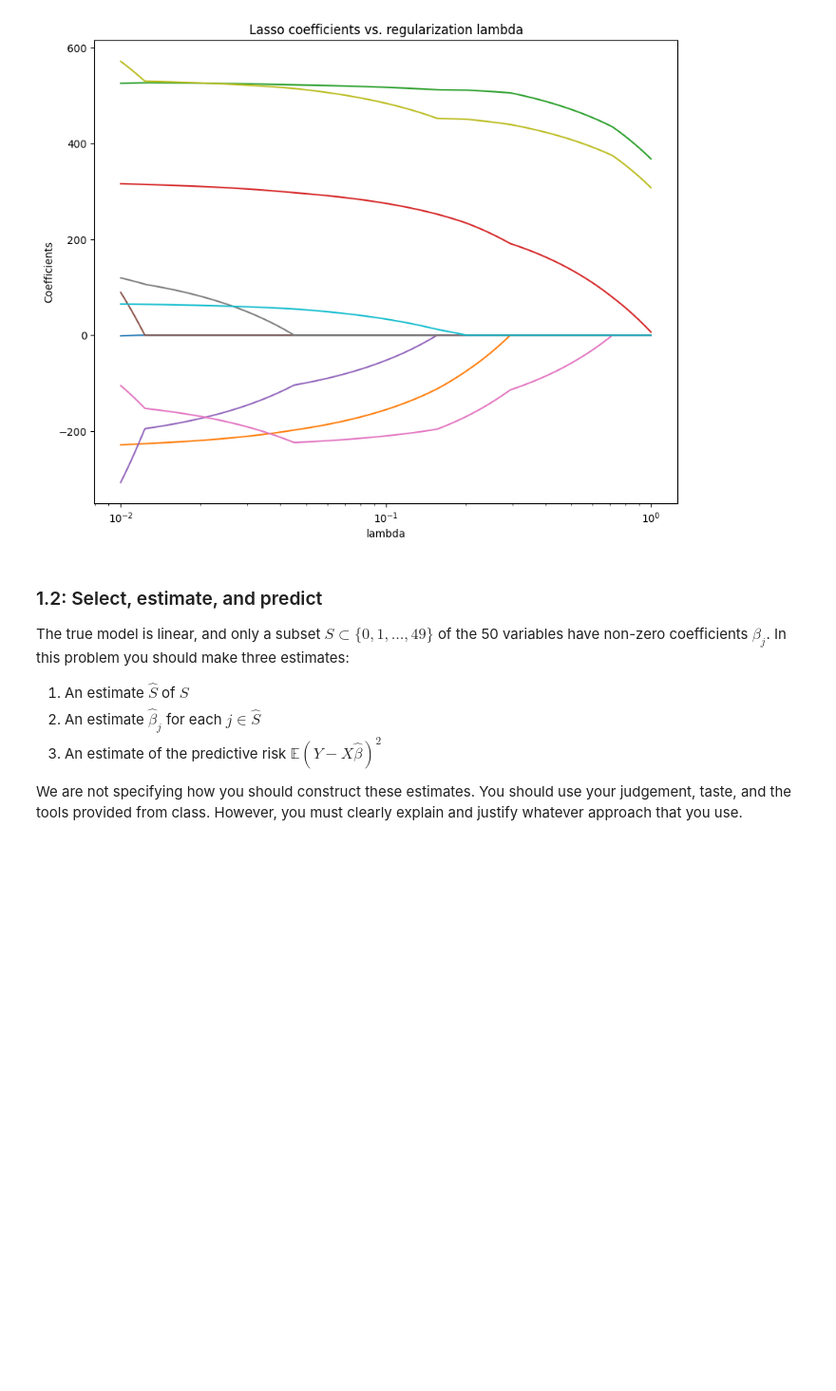
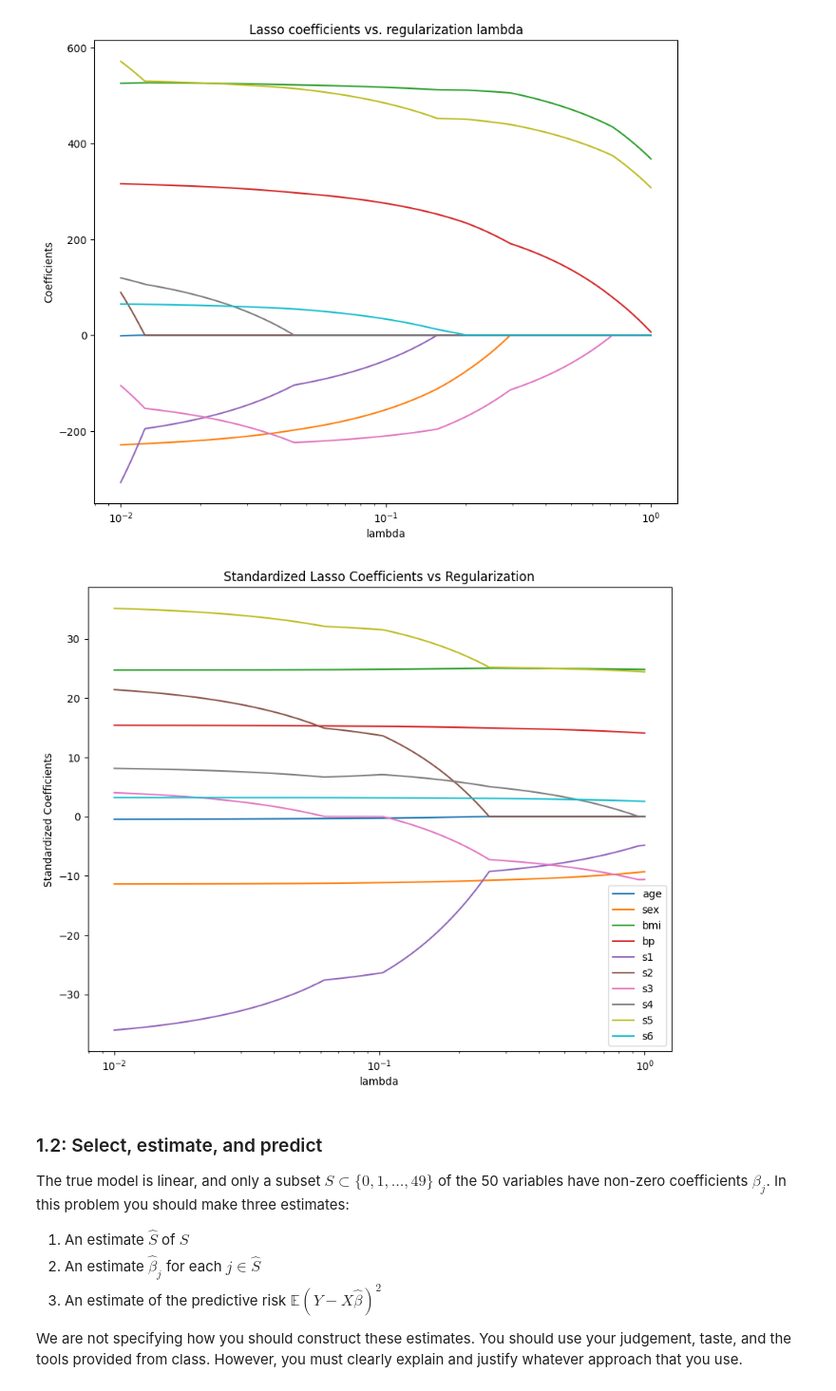
Before and after one commit to joycqu17/365, a Jupyter notebook: assignments/assn1/assn1.ipynb, the cells around one changed output. Shown at 95% size. Saved outputs shown, nothing was run; the diff lists cells and outputs as text; code cells hidden in the pictures; blank space fills up the shorter version.

```diff
--- a/assignments/assn1/assn1.ipynb
+++ b/assignments/assn1/assn1.ipynb
@@ -85,6 +85,40 @@ plt.ylabel('Coefficients')
 plt.title('Lasso coefficients vs. regularization lambda');
 # %% [output]
 [figure]
+# %%
+#with standardization
+from sklearn.preprocessing import StandardScaler
+scaler = StandardScaler()
+X_scaled = scaler.fit_transform(X)
+
+alphas = np.linspace(0.01,1,10000)
+lasso = Lasso()
+coefs = []
+
+for a in alphas:
+    lasso.set_params(alpha=a)
+    lasso.fit(X_scaled, y)
+    coefs.append(lasso.coef_)
+
+coefs = np.array(coefs)
+
+# Feature names
+feature_names = ['age', 'sex', 'bmi', 'bp', 's1', 's2', 's3', 's4', 's5', 's6']
+
+# Plot
+plt.figure(figsize=(10, 8))
+for i, name in enumerate(feature_names):
+    plt.plot(alphas, coefs[:, i], label=name)
+
+plt.xscale('log')
+plt.xlabel('lambda')
+plt.ylabel('Standardized Coefficients')
+plt.title('Standardized Lasso Coefficients vs Regularization')
+plt.legend(loc='best')
+plt.axis('tight')
+plt.show()
+# %% [output]
+[figure, added]
 # %% [markdown]
 ### 1.2: Select, estimate, and predict
 
```
